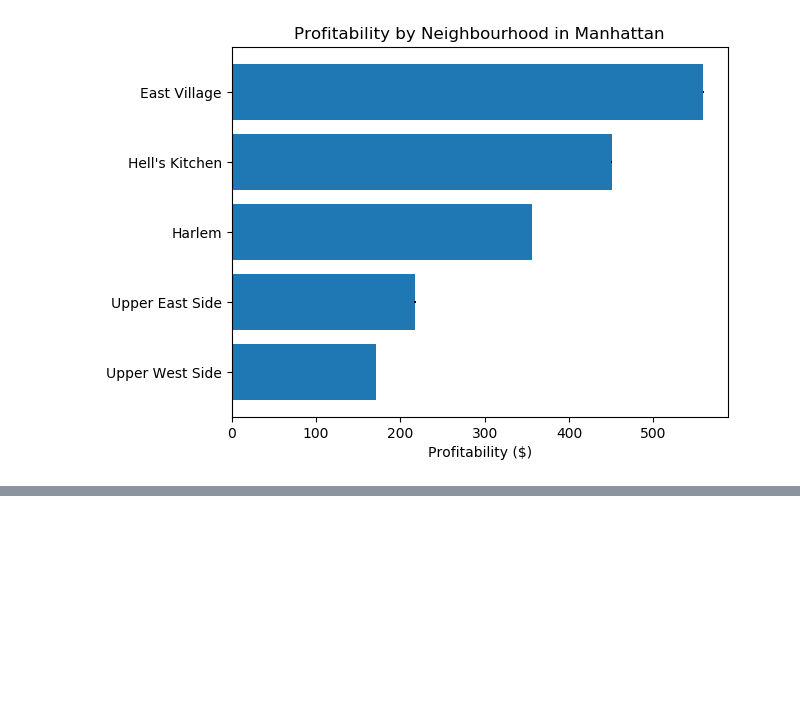
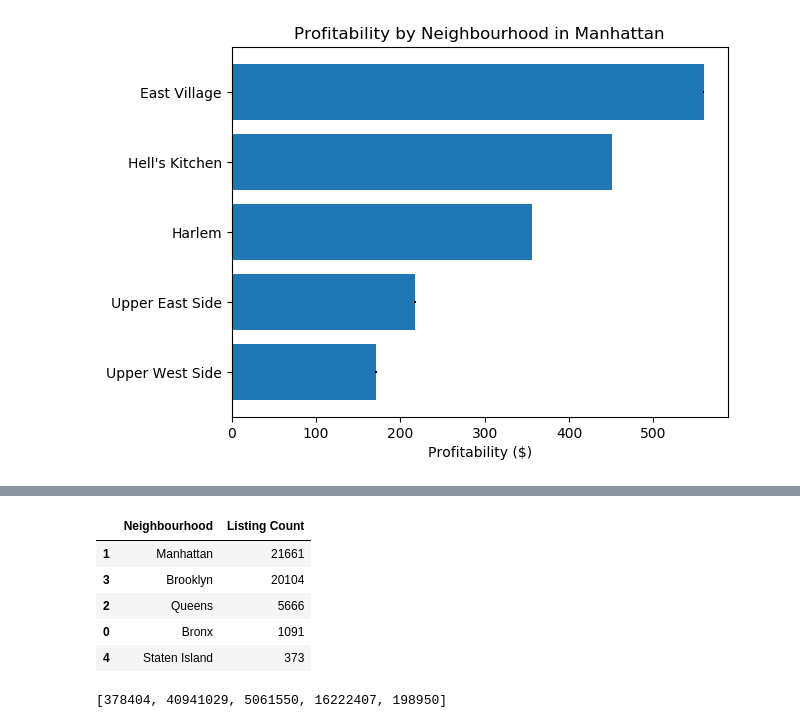
Before and after one commit to alexturkmen/Airbnb-New-York-Renterpreneurs, a Jupyter notebook: Manhattan.ipynb, the cells around one changed output, grey strips where cells are left out. Cells and saved outputs as stored; diff of their text form; code cells hidden in the pictures; blank space fills up the shorter version.

```diff
--- a/Manhattan.ipynb
+++ b/Manhattan.ipynb
@@ -542,2 +547,12 @@ crime_df
 | 3 | Brooklyn | 1.0 |
 | 4 | Staten Island | 0.0 |
+# %%
+bronx_popularity = len(airbnb_df.loc[airbnb_df['neighbourhood_group'] == 'Bronx'])
+
+manhattan_popularity = len(airbnb_df.loc[airbnb_df['neighbourhood_group'] == 'Manhattan'])
+
+queens_popularity = len(airbnb_df.loc[airbnb_df['neighbourhood_group'] == 'Queens'])
+
+brooklyn_popularity = len(airbnb_df.loc[airbnb_df['neighbourhood_group'] == 'Brooklyn'])
+
+staten_island_popularity = len(airbnb_df.loc[airbnb_df['neighbourhood_group'] == 'Staten Island'])
@@ -543,0 +565,14 @@ crime_df
+# %%
+popularity_list_df = pd.DataFrame({'Neighbourhood': popularity_neighbourhood_list,
+                                   'Listing Count': popularity_list
+
+})
+
+popularity_list_df.sort_values(by='Listing Count', ascending=False)
+# %% [output]
+|  | Neighbourhood | Listing Count |
+| 1 | Manhattan | 21661 |
+| 3 | Brooklyn | 20104 |
+| 2 | Queens | 5666 |
+| 0 | Bronx | 1091 |
+| 4 | Staten Island | 373 |
@@ -543,0 +589,6 @@ crime_df
+# %%
+worth_list = [bronx_worth, manhattan_worth, queens_worth, brooklyn_worth, staten_island_worth]
+worth_neighbourhood_list = ['Bronx', 'Manhattan', 'Queens', 'Brooklyn', 'Staten Island']
+worth_list
+# %% [output]
+[378404, 40941029, 5061550, 16222407, 198950]
```
Also changed, not shown: parts of 24 cells of this notebook.
